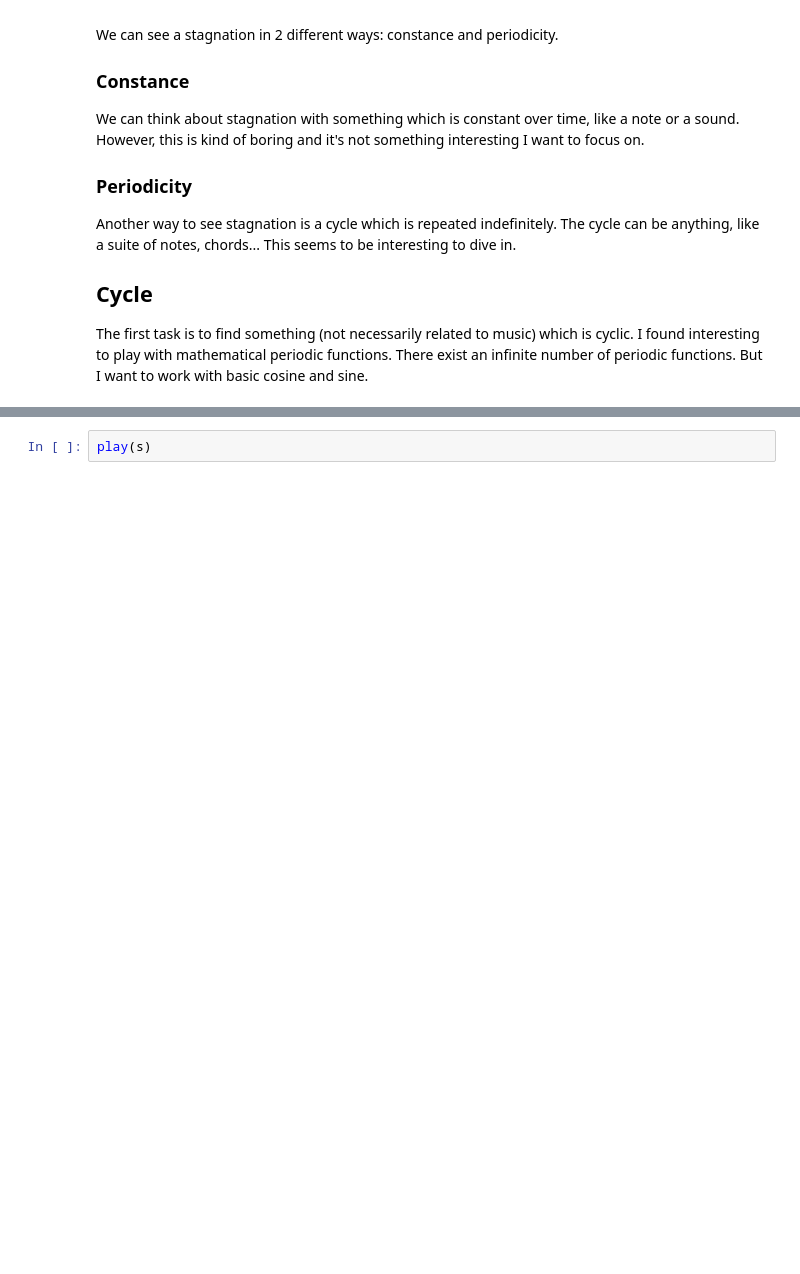
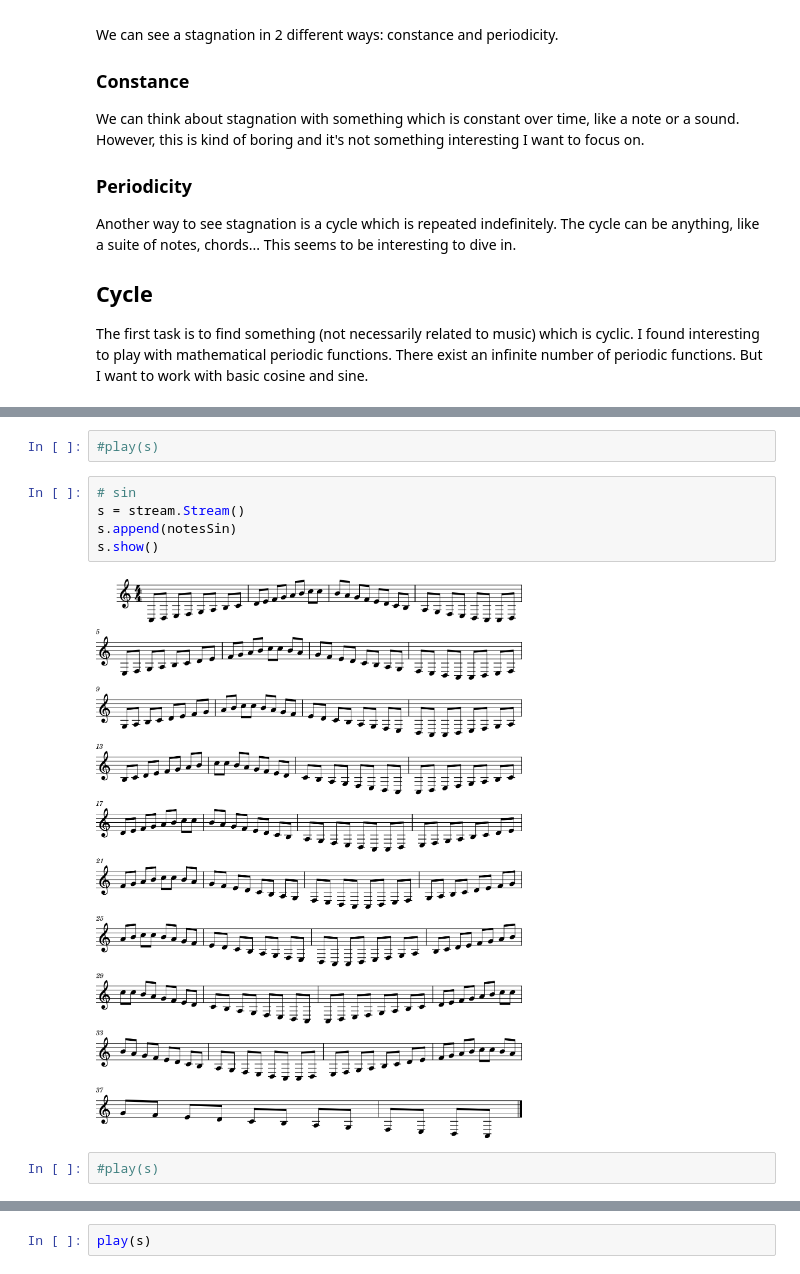
Before and after one commit to olsdavis/digimus, a Jupyter notebook: stagnation/stagnation.ipynb, the cells around one changed output, grey strips where cells are left out. Cells and saved outputs as stored; diff of their text form; blank space fills up the shorter version.

```diff
--- a/stagnation/stagnation.ipynb
+++ b/stagnation/stagnation.ipynb
@@ -71,0 +79,11 @@ notes2 = [note.Note(n, quarterLength = 0.125) for n in notesChar2 * 5]
+# %%
+#play(s)
+# %%
+# sin
+s = stream.Stream()
+s.append(notesSin)
+s.show()
+# %% [output]
+[figure, added]
+# %%
+#play(s)
```
Also changed, not shown: parts of 13 cells of this notebook.
